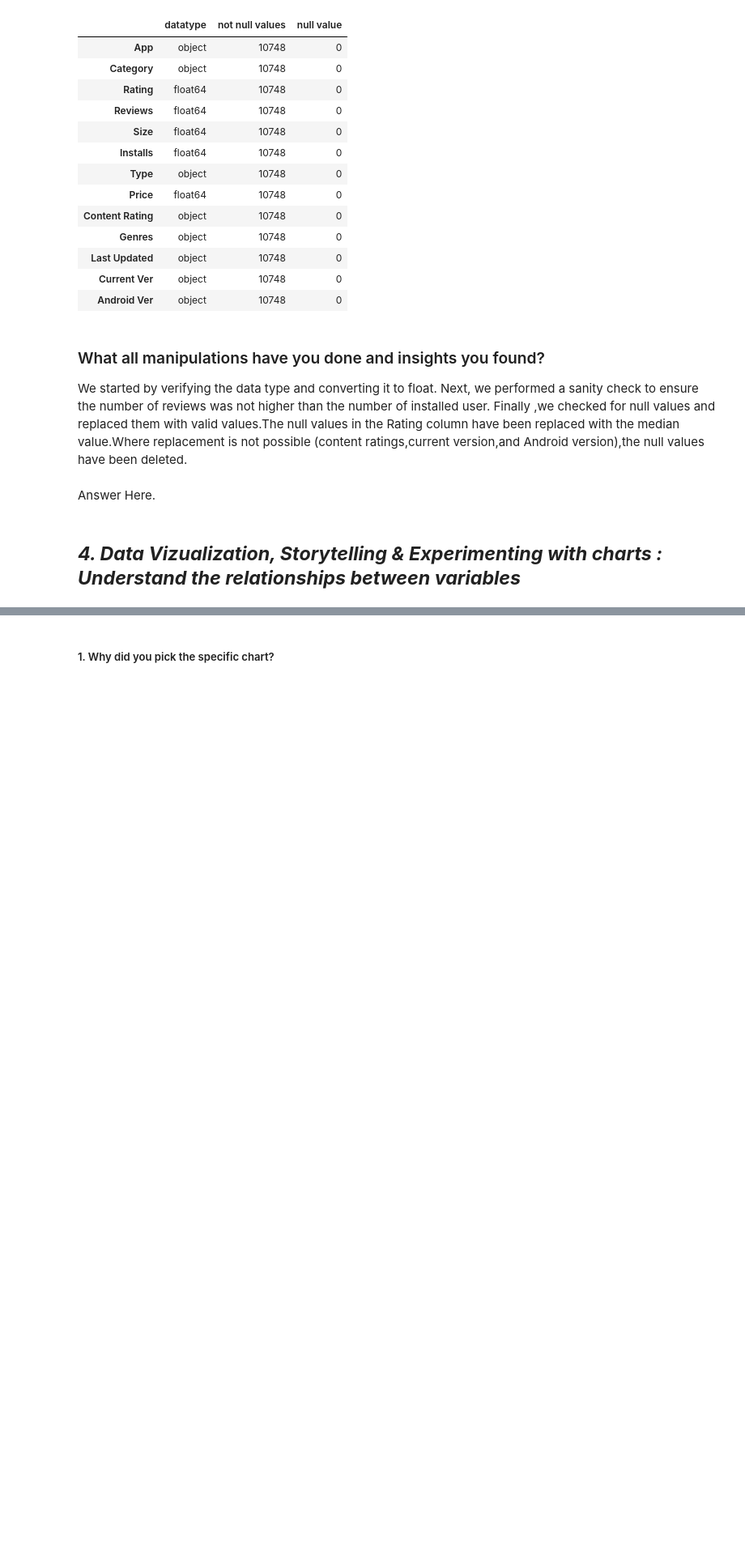
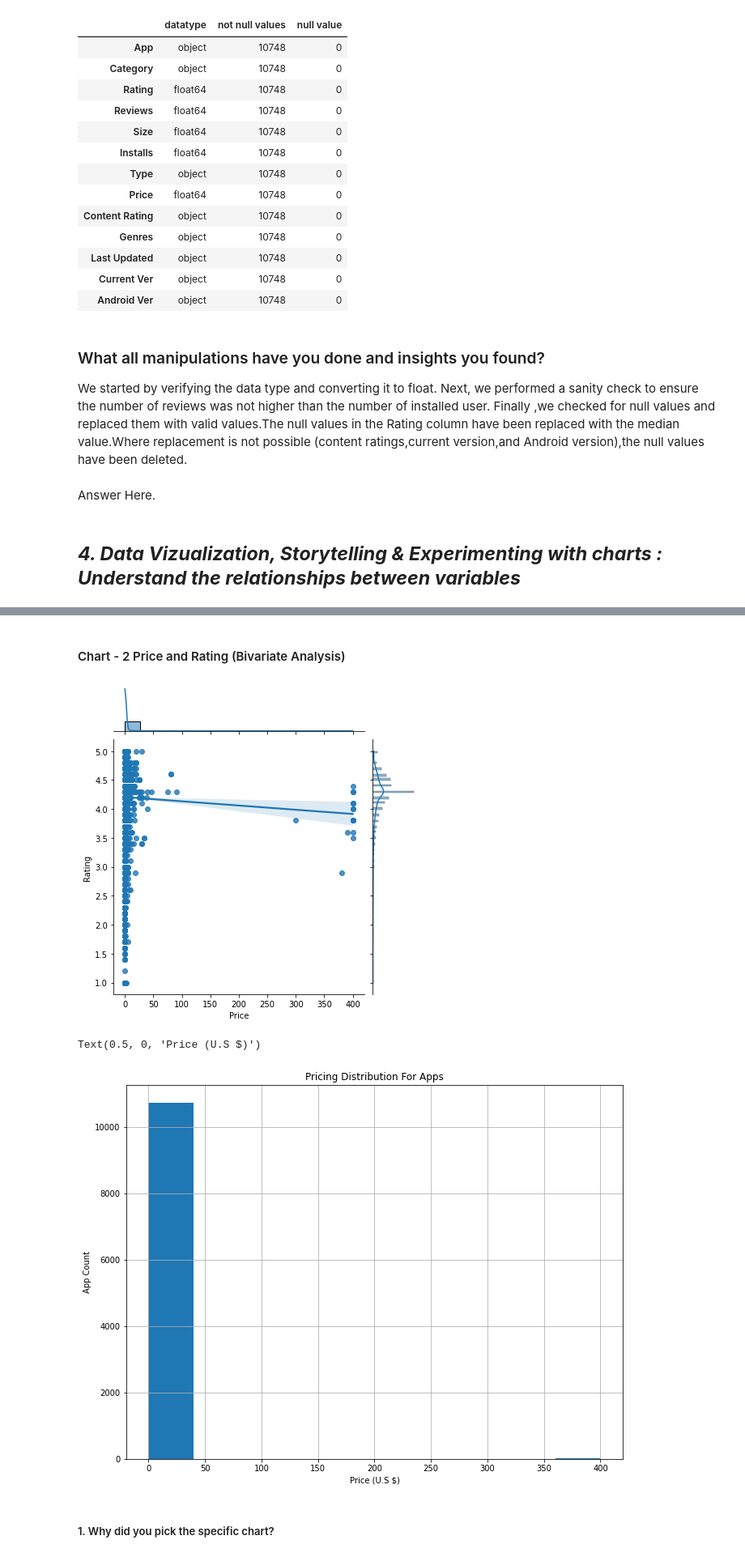
Before and after one commit to krutika73/EDA-ON-PLAY-STORE-APP-REVIEW-ANALYSIS, a Jupyter notebook: Krutika_Sample_EDA_Submission_Template.ipynb, the cells around one changed output, grey strips where cells are left out. Shown at 81% size. Cells and saved outputs as stored; diff of their text form; code cells hidden in the pictures; blank space fills up the shorter version.

```diff
--- a/Krutika_Sample_EDA_Submission_Template.ipynb
+++ b/Krutika_Sample_EDA_Submission_Template.ipynb
@@ -718,2 +753,20 @@ Answer Here.
+# %% [markdown]
+#### Chart - 2  Price and Rating (Bivariate Analysis)
+# %%
+# Chart - 2 visualization code
+rcParams['figure.figsize'] = 11,8.5
+
+sns.jointplot(x='Price', y='Rating', data=df, kind='reg')
+plt.show()
+
+# ======================
+df["Price"].hist()
+plt.title("Pricing Distribution For Apps")
+plt.ylabel("App Count")
+plt.xlabel("Price (U.S $)")
+# %% [output]
+[figure, added]
+Text(0.5, 0, 'Price (U.S $)')
+[figure, added]
 # %% [markdown]
 ##### 1. Why did you pick the specific chart?
```
Also changed, not shown: parts of 98 cells of this notebook.
